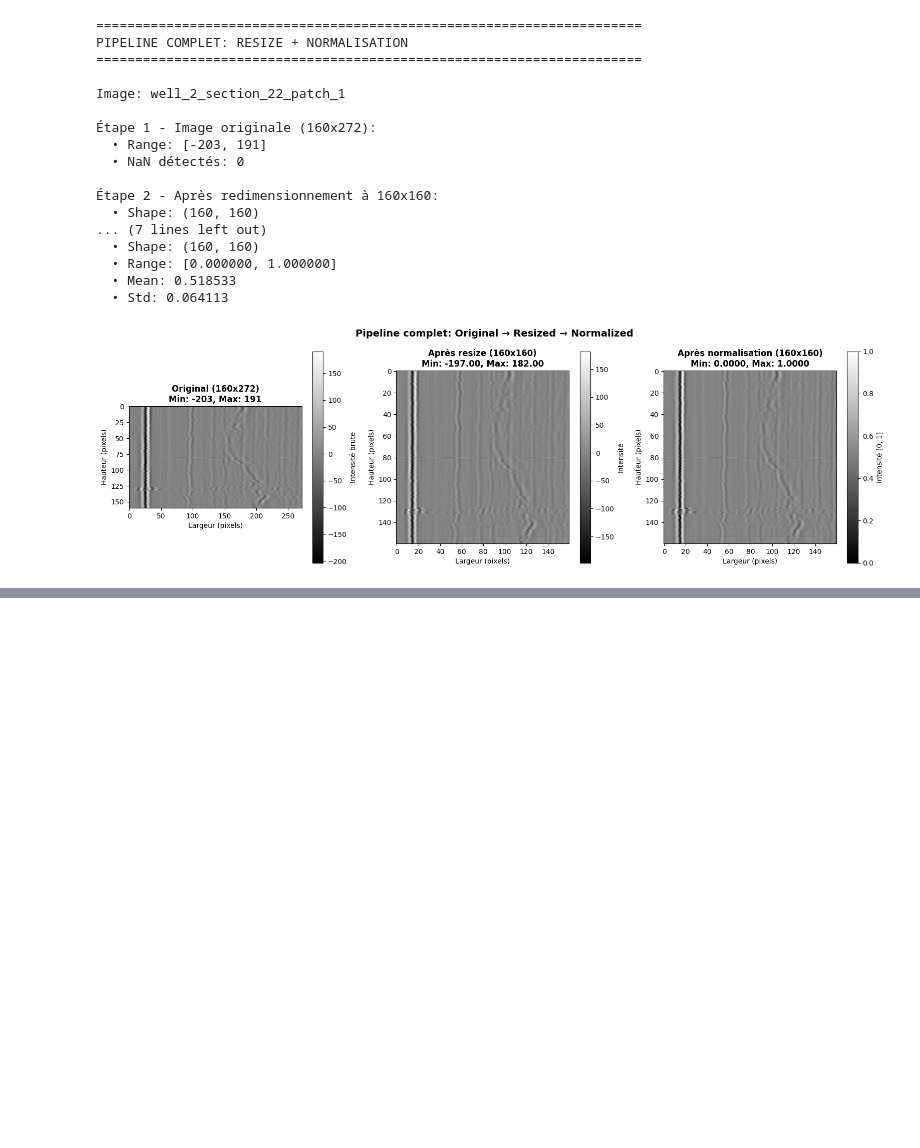
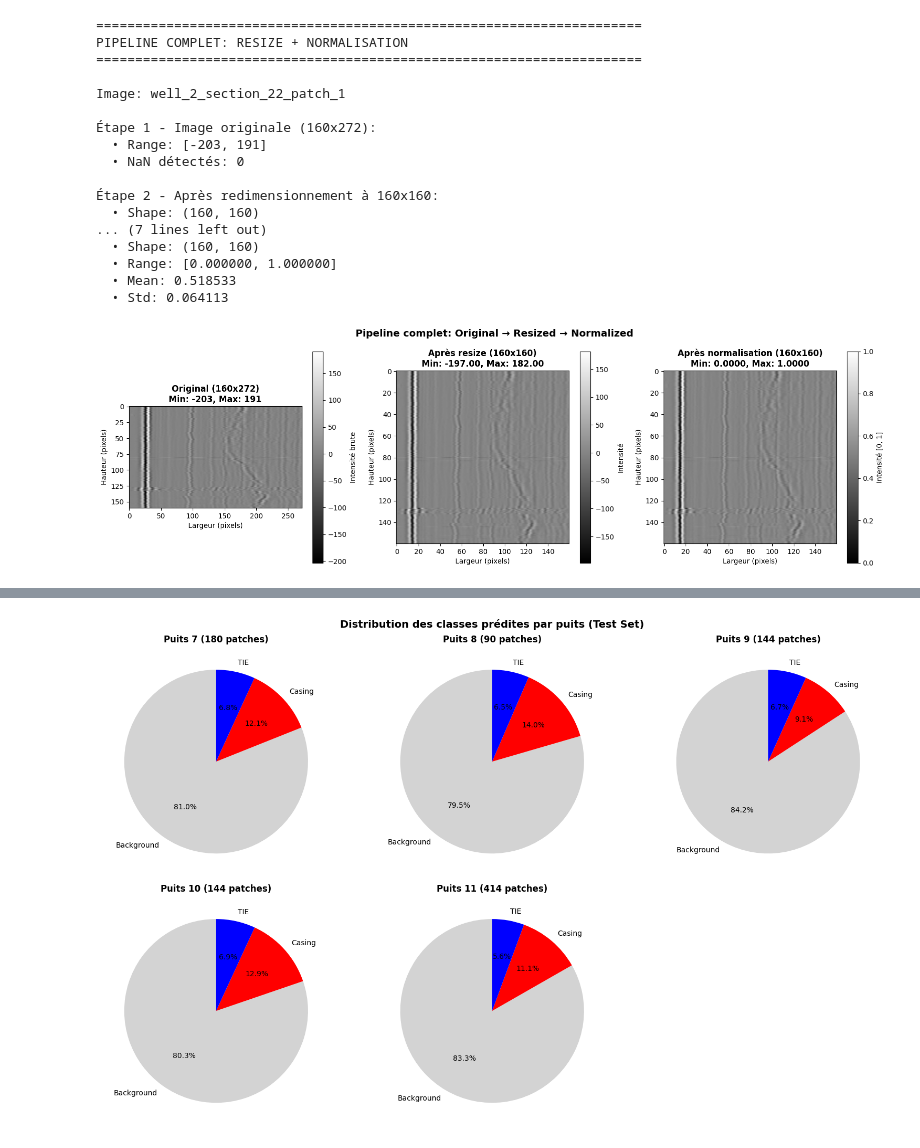
Before and after one commit to victorcamps70/deep-datachallenge, a Jupyter notebook: presentation.ipynb, the cells around one changed output, grey strips where cells are left out. Drawn from its saved outputs; the diff is of its cells as text; code cells hidden in the pictures; blank space fills up the shorter version.

```diff
--- a/presentation.ipynb
+++ b/presentation.ipynb
@@ -714,0 +764,79 @@ De plus, ce modèle brille lorsqu'on utilise des petites images, où on cherche
+# %%
+# Analyser les performances par puits
+print("\n" + "=" * 80)
+print("ANALYSE DES PERFORMANCES PAR PUITS")
+print("=" * 80)
+
+# Grouper les résultats par puits
+well_performance = {}
+
+for idx, patch_name in enumerate(test_patch_names):
+    parts = patch_name.split('_')
+    well_num = parts[1]
+
+    if well_num not in well_performance:
+        well_performance[well_num] = {
+            'patches': [],
+            'class_0_pixels': [],
+            'class_1_pixels': [],
+            'class_2_pixels': []
+        }
+
+    pred_flat = predictions_df.iloc[idx].values.astype(np.int32)
+    well_performance[well_num]['patches'].append(patch_name)
+    well_performance[well_num]['class_0_pixels'].append(np.sum(pred_flat == 0))
+    well_performance[well_num]['class_1_pixels'].append(np.sum(pred_flat == 1))
+    well_performance[well_num]['class_2_pixels'].append(np.sum(pred_flat == 2))
+
+# Calculer des stats par puits
+well_stats = []
+for well_num in sorted(well_performance.keys(), key=lambda x: int(x)):
+    perf = well_performance[well_num]
+    well_stats.append({
+        'Puits': well_num,
+        'Patches': len(perf['patches']),
+        'Background %': f"{(np.sum(perf['class_0_pixels']) / (np.sum(perf['class_0_pixels']) + np.sum(perf['class_1_pixels']) + np.sum(perf['class_2_pixels'])) * 100):.1f}%",
+        'Casing %': f"{(np.sum(perf['class_1_pixels']) / (np.sum(perf['class_0_pixels']) + np.sum(perf['class_1_pixels']) + np.sum(perf['class_2_pixels'])) * 100):.1f}%",
+        'TIE %': f"{(np.sum(perf['class_2_pixels']) / (np.sum(perf['class_0_pixels']) + np.sum(perf['class_1_pixels']) + np.sum(perf['class_2_pixels'])) * 100):.1f}%",
+    })
+
+well_stats_df = pd.DataFrame(well_stats)
+print("\nDistribution des classes prédites par puits (set de test):")
+print(well_stats_df.to_string(index=False))
+
+# Visualiser la distribution par puits
+well_nums = [int(w) for w in well_performance.keys()]
+well_nums_sorted = sorted(well_nums)
+
+fig, axes = plt.subplots(2, 3, figsize=(16, 10))
+fig.suptitle('Distribution des classes prédites par puits (Test Set)', fontsize=14, fontweight='bold')
+
+for idx, well_num in enumerate(well_nums_sorted):
+    ax = axes[idx // 3, idx % 3]
+    well_num_str = str(well_num)
+    perf = well_performance[well_num_str]
+
+    class_totals = [
+        np.sum(perf['class_0_pixels']),
+        np.sum(perf['class_1_pixels']),
+        np.sum(perf['class_2_pixels'])
+    ]
+
+    total = sum(class_totals)
+    class_pcts = [c / total * 100 for c in class_totals]
+
+    ax.pie(class_pcts, labels=['Background', 'Casing', 'TIE'], colors=colors_dist,
+           autopct='%1.1f%%', startangle=90)
+    ax.set_title(f'Puits {well_num} ({len(perf["patches"])} patches)', fontweight='bold')
+
+# Masquer les subplots inutilisés (si < 6 puits)
+for idx in range(len(well_nums_sorted), 6):
+    fig.delaxes(axes[idx // 3, idx % 3])
+
+plt.tight_layout()
+plt.show()
+
+print("\n⚠️ Insights:")
+print("  - Identifier les puits avec beaucoup de TIE (classe 2) vs peu de TIE")
+print("  - Voir si le modèle généralise bien entre puits ou s'adapte à chaque puits")
+# %% [output]
@@ -714,0 +854 @@ De plus, ce modèle brille lorsqu'on utilise des petites images, où on cherche
+[figure, added]
```
Also changed, not shown: parts of 35 cells of this notebook, 3 other files.
